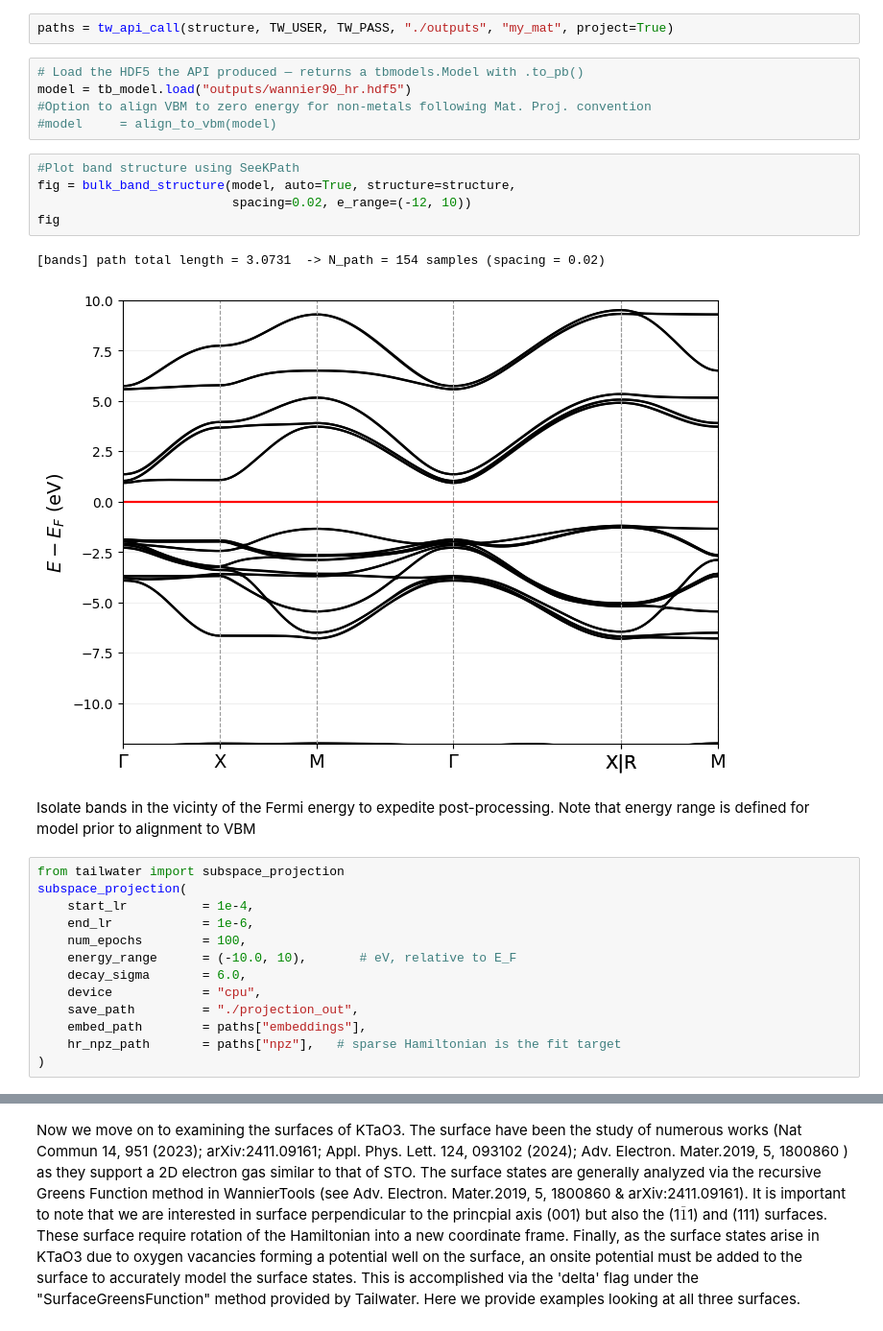
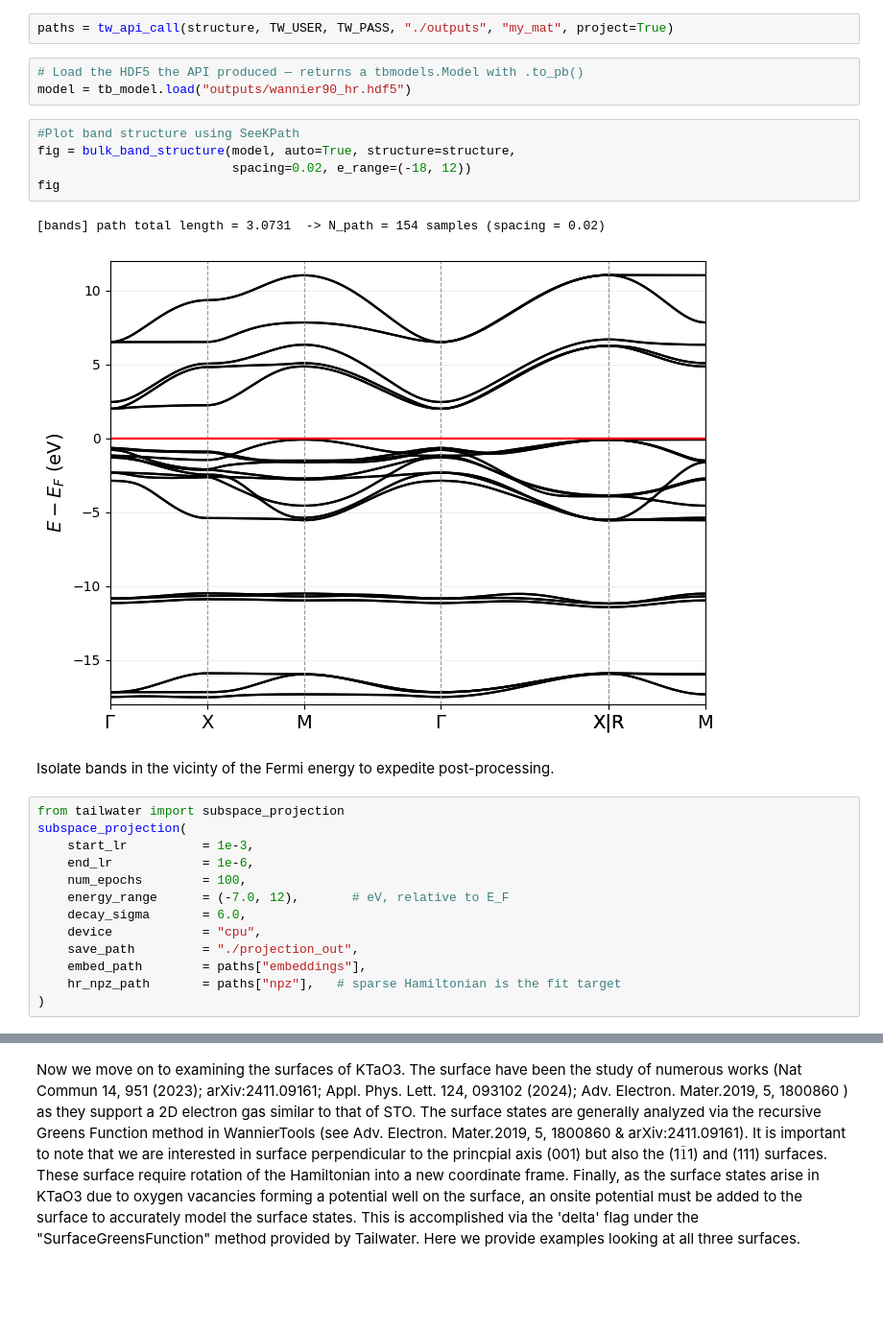
Before and after one commit to alextyner-tailwater/Tailwater, a Jupyter notebook: Tutorials/Surface_States.ipynb, the cells around one changed output, grey strips where cells are left out. Shown at 96% size. Saved outputs shown, nothing was run; the diff lists cells and outputs as text; blank space fills up the shorter version.

```diff
--- a/Tutorials/Surface_States.ipynb
+++ b/Tutorials/Surface_States.ipynb
@@ -53,26 +53,23 @@ paths = tw_api_call(structure, TW_USER, TW_PASS, "./outputs", "my_mat", project=
 # %%
 # Load the HDF5 the API produced — returns a tbmodels.Model with .to_pb()
 model = tb_model.load("outputs/wannier90_hr.hdf5")
-#Option to align VBM to zero energy for non-metals following Mat. Proj. convention
-#model     = align_to_vbm(model)
 # %%
 #Plot band structure using SeeKPath
 fig = bulk_band_structure(model, auto=True, structure=structure,
-                          spacing=0.02, e_range=(-12, 10))
+                          spacing=0.02, e_range=(-18, 12))
 fig
 # %% [output]
 [bands] path total length = 3.0731  -> N_path = 154 samples (spacing = 0.02)
-[figure, old version]
+[figure, new version]
 # %% [markdown]
 Isolate bands in the vicinty of the Fermi energy to expedite post-processing.
-Note that energy range is defined for model prior to alignment to VBM
 # %%
 from tailwater import subspace_projection
 subspace_projection(
-    start_lr          = 1e-4,
+    start_lr          = 1e-3,
     end_lr            = 1e-6,
     num_epochs        = 100,
-    energy_range      = (-10.0, 10),       # eV, relative to E_F
+    energy_range      = (-7.0, 12),       # eV, relative to E_F
     decay_sigma       = 6.0,
     device            = "cpu",
     save_path         = "./projection_out",
```
Also changed, not shown: parts of 7 cells of this notebook.
